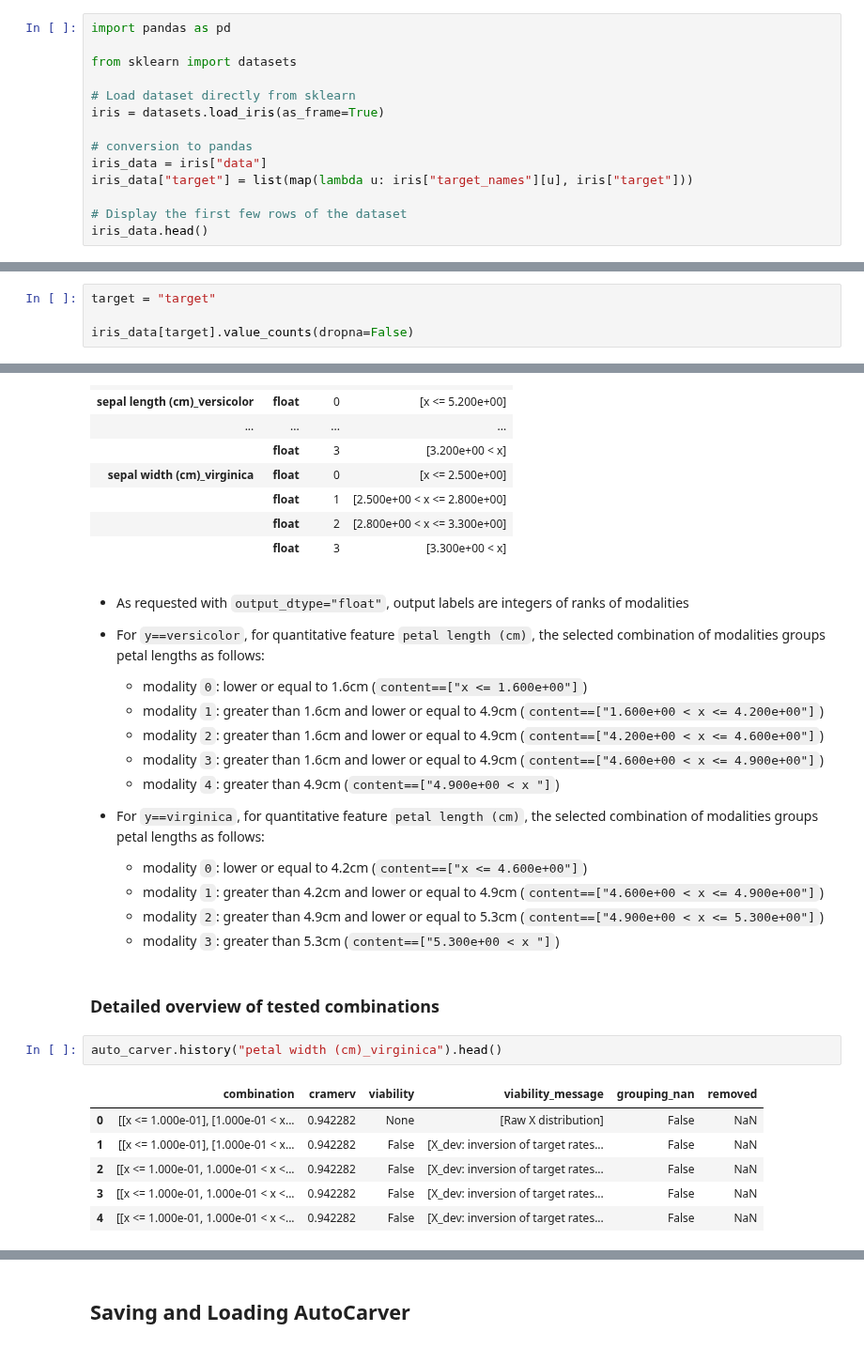
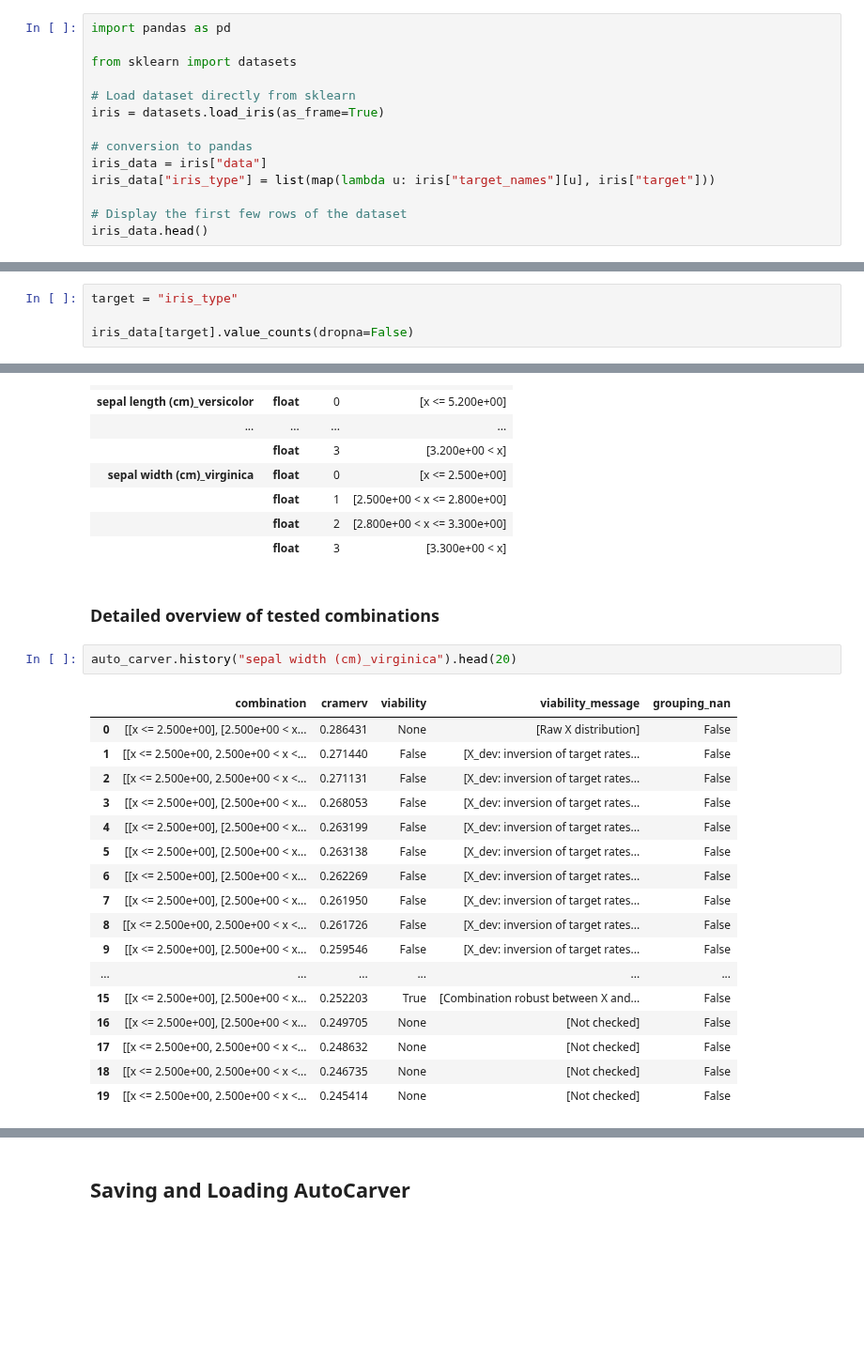
Before and after one commit to mdefrance/AutoCarver, a Jupyter notebook: docs/source/examples/MulticlassClassification/multiclass_classification_example.ipynb, the cells around one changed output, grey strips where cells are left out. Shown at 94% size. Saved outputs shown, nothing was run; the diff lists cells and outputs as text; blank space fills up the shorter version.

```diff
--- a/docs/source/examples/MulticlassClassification/multiclass_classification_example.ipynb
+++ b/docs/source/examples/MulticlassClassification/multiclass_classification_example.ipynb
@@ -37,7 +24,7 @@ iris = datasets.load_iris(as_frame=True)
 
 # conversion to pandas
 iris_data = iris["data"]
-iris_data["target"] = list(map(lambda u: iris["target_names"][u], iris["target"]))
+iris_data["iris_type"] = list(map(lambda u: iris["target_names"][u], iris["target"]))
 
 # Display the first few rows of the dataset
 iris_data.head()
@@ -51,7 +38,7 @@ iris_data.head()
 # %% [markdown]
 ## Target type and Carver selection
 # %%
-target = "target"
+target = "iris_type"
 
 iris_data[target].value_counts(dropna=False)
 # %% [output]
@@ -303,30 +290,26 @@ auto_carver.summary()
 |  | float | 1 | [2.500e+00 < x <= 2.800e+00] |
 |  | float | 2 | [2.800e+00 < x <= 3.300e+00] |
 |  | float | 3 | [3.300e+00 < x] |
-# %% [markdown]
-* As requested with ``output_dtype="float"``, output labels are integers of ranks of modalities
-
-* For ``y==versicolor``, for quantitative feature ``petal length (cm)``, the selected combination of modalities groups petal lengths as follows:
-    * modality ``0``: lower or equal to 1.6cm (``content==["x <= 1.600e+00"]``)
-    * modality ``1``: greater than 1.6cm and lower or equal to 4.9cm  (``content==["1.600e+00 < x <= 4.200e+00"]``)
-    * modality ``2``: greater than 1.6cm and lower or equal to 4.9cm (``content==["4.200e+00 < x <= 4.600e+00"]``)
-    * modality ``3``: greater than 1.6cm and lower or equal to 4.9cm (``content==["4.600e+00 < x <= 4.900e+00"]``)
-    * modality ``4``: greater than 4.9cm (``content==["4.900e+00 < x "]``)
-
-* For ``y==virginica``, for quantitative feature ``petal length (cm)``, the selected combination of modalities groups petal lengths as follows:
-    * modality ``0``: lower or equal to 4.2cm (``content==["x <= 4.600e+00"]``)
-    * modality ``1``: greater than 4.2cm and lower or equal to 4.9cm (``content==["4.600e+00 < x <= 4.900e+00"]``)
-    * modality ``2``: greater than 4.9cm and lower or equal to 5.3cm (``content==["4.900e+00 < x <= 5.300e+00"]``)
-    * modality ``3``: greater than 5.3cm (``content==["5.300e+00 < x "]``)
 # %% [markdown]
 ### Detailed overview of tested combinations
 # %%
-auto_carver.history("petal width (cm)_virginica").head()
+auto_carver.history("sepal width (cm)_virginica").head(20)
 # %% [output]
-|  | combination | cramerv | viability | viability_message | grouping_nan | removed |
-| 0 | [[x <= 1.000e-01], [1.000e-01 < x... | 0.942282 | None | [Raw X distribution] | False | NaN |
-| 1 | [[x <= 1.000e-01], [1.000e-01 < x... | 0.942282 | False | [X_dev: inversion of target rates... | False | NaN |
-| 2 | [[x <= 1.000e-01, 1.000e-01 < x <... | 0.942282 | False | [X_dev: inversion of target rates... | False | NaN |
-| 3 | [[x <= 1.000e-01, 1.000e-01 < x <... | 0.942282 | False | [X_dev: inversion of target rates... | False | NaN |
-| 4 | [[x <= 1.000e-01, 1.000e-01 < x <... | 0.942282 | False | [X_dev: inversion of target rates... | False | NaN |
+|  | combination | cramerv | viability | viability_message | grouping_nan |
+| 0 | [[x <= 2.500e+00], [2.500e+00 < x... | 0.286431 | None | [Raw X distribution] | False |
+| 1 | [[x <= 2.500e+00, 2.500e+00 < x <... | 0.271440 | False | [X_dev: inversion of target rates... | False |
+| 2 | [[x <= 2.500e+00, 2.500e+00 < x <... | 0.271131 | False | [X_dev: inversion of target rates... | False |
+| 3 | [[x <= 2.500e+00], [2.500e+00 < x... | 0.268053 | False | [X_dev: inversion of target rates... | False |
+| 4 | [[x <= 2.500e+00], [2.500e+00 < x... | 0.263199 | False | [X_dev: inversion of target rates... | False |
+| 5 | [[x <= 2.500e+00], [2.500e+00 < x... | 0.263138 | False | [X_dev: inversion of target rates... | False |
+| 6 | [[x <= 2.500e+00], [2.500e+00 < x... | 0.262269 | False | [X_dev: inversion of target rates... | False |
+| 7 | [[x <= 2.500e+00], [2.500e+00 < x... | 0.261950 | False | [X_dev: inversion of target rates... | False |
+| 8 | [[x <= 2.500e+00, 2.500e+00 < x <... | 0.261726 | False | [X_dev: inversion of target rates... | False |
+| 9 | [[x <= 2.500e+00], [2.500e+00 < x... | 0.259546 | False | [X_dev: inversion of target rates... | False |
+| ... | ... | ... | ... | ... | ... |
+| 15 | [[x <= 2.500e+00], [2.500e+00 < x... | 0.252203 | True | [Combination robust between X and... | False |
+| 16 | [[x <= 2.500e+00], [2.500e+00 < x... | 0.249705 | None | [Not checked] | False |
+| 17 | [[x <= 2.500e+00, 2.500e+00 < x <... | 0.248632 | None | [Not checked] | False |
+| 18 | [[x <= 2.500e+00, 2.500e+00 < x <... | 0.246735 | None | [Not checked] | False |
+| 19 | [[x <= 2.500e+00, 2.500e+00 < x <... | 0.245414 | None | [Not checked] | False |
 # %%
```
Also changed, not shown: parts of 16 cells of this notebook, 2 other files.
